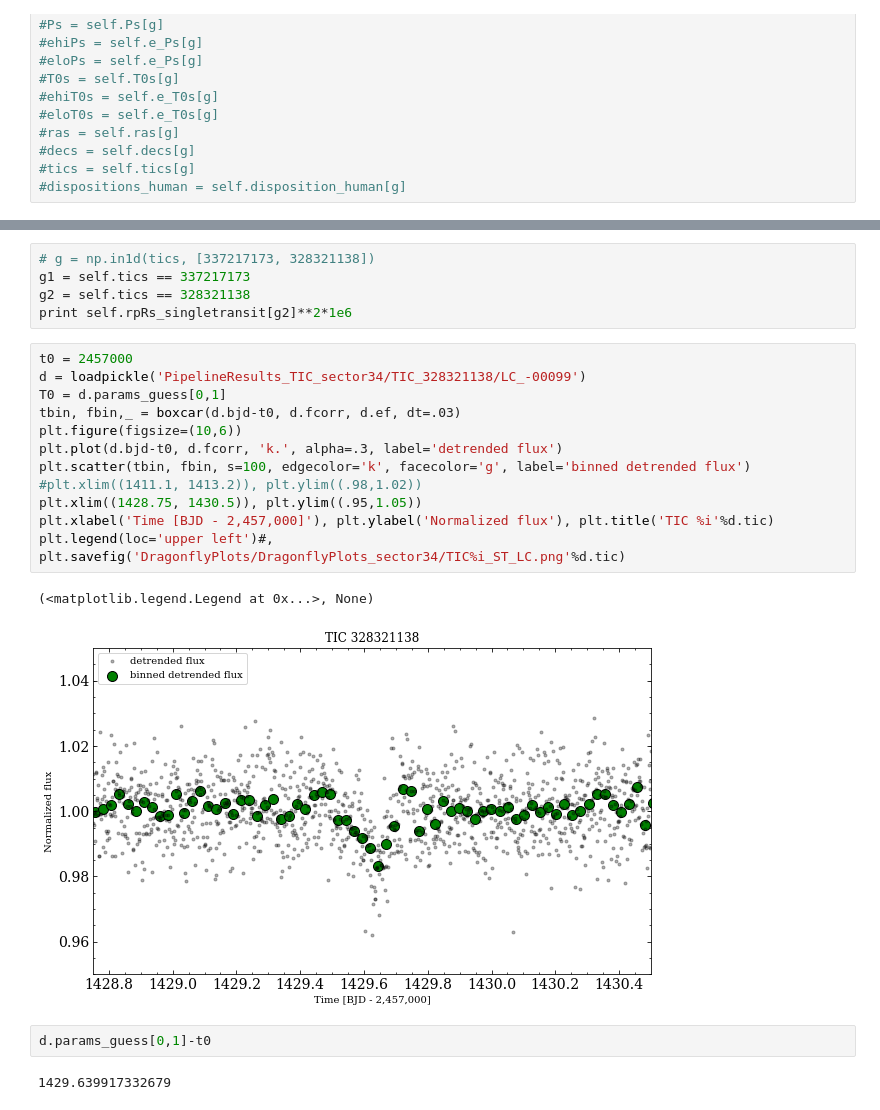
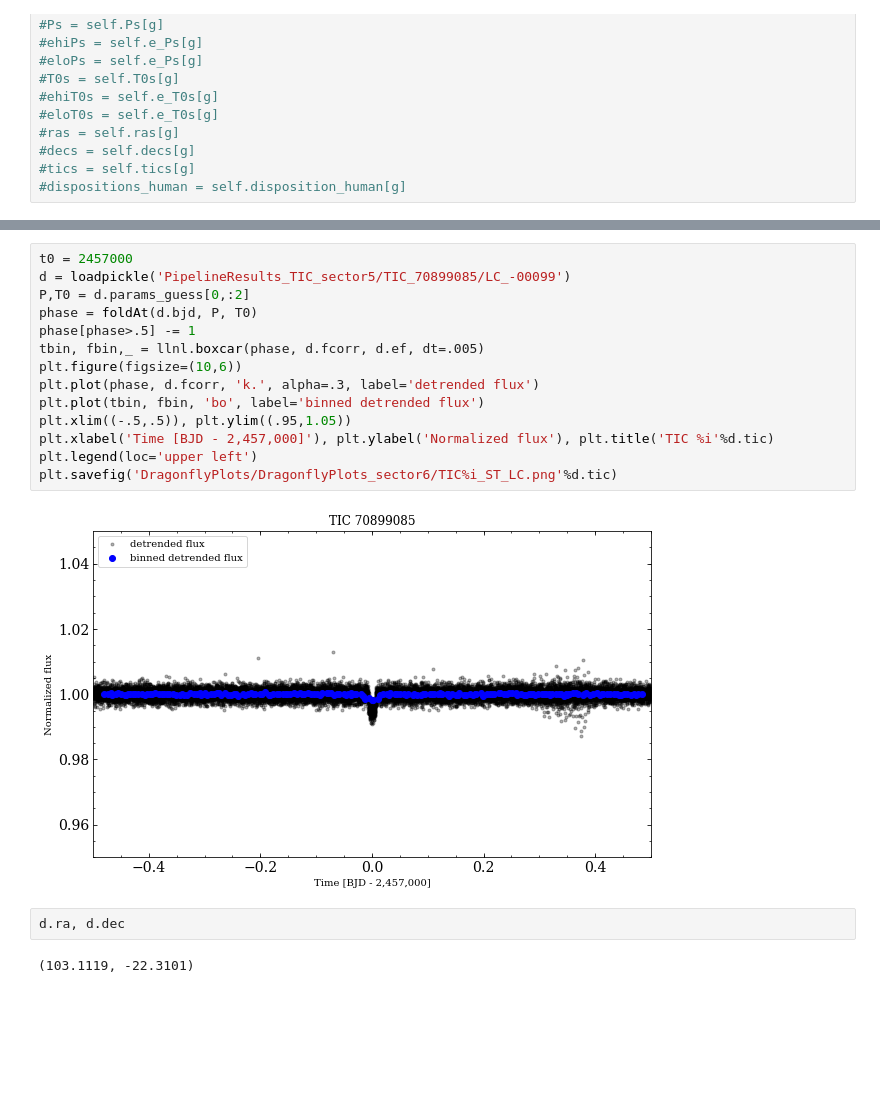
Before and after one commit to r-cloutier/mdwarfparams, a Jupyter notebook: Dragonfly_visibility.ipynb, the cells around one changed output, grey strips where cells are left out. Saved outputs shown, nothing was run; the diff lists cells and outputs as text; blank space fills up the shorter version.

```diff
--- a/Dragonfly_visibility.ipynb
+++ b/Dragonfly_visibility.ipynb
@@ -213,24 +188,20 @@ Most likely transit time = 2458546.10531 JD
-# %%
-# g = np.in1d(tics, [337217173, 328321138])
-g1 = self.tics == 337217173
-g2 = self.tics == 328321138
-print self.rpRs_singletransit[g2]**2*1e6
 # %%
 t0 = 2457000
-d = loadpickle('PipelineResults_TIC_sector34/TIC_328321138/LC_-00099')
-T0 = d.params_guess[0,1]
-tbin, fbin,_ = boxcar(d.bjd-t0, d.fcorr, d.ef, dt=.03)
+d = loadpickle('PipelineResults_TIC_sector5/TIC_70899085/LC_-00099')
+P,T0 = d.params_guess[0,:2]
+phase = foldAt(d.bjd, P, T0)
+phase[phase>.5] -= 1
+tbin, fbin,_ = llnl.boxcar(phase, d.fcorr, d.ef, dt=.005)
 plt.figure(figsize=(10,6))
-plt.plot(d.bjd-t0, d.fcorr, 'k.', alpha=.3, label='detrended flux')
-plt.scatter(tbin, fbin, s=100, edgecolor='k', facecolor='g', label='binned detrended flux')
-#plt.xlim((1411.1, 1413.2)), plt.ylim((.98,1.02))
-plt.xlim((1428.75, 1430.5)), plt.ylim((.95,1.05))
+plt.plot(phase, d.fcorr, 'k.', alpha=.3, label='detrended flux')
+plt.plot(tbin, fbin, 'bo', label='binned detrended flux')
+plt.xlim((-.5,.5)), plt.ylim((.95,1.05))
 plt.xlabel('Time [BJD - 2,457,000]'), plt.ylabel('Normalized flux'), plt.title('TIC %i'%d.tic)
-plt.legend(loc='upper left')#, plt.savefig('DragonflyPlots/DragonflyPlots_sector34/TIC%i_ST_LC.png'%d.tic)
+plt.legend(loc='upper left')
+plt.savefig('DragonflyPlots/DragonflyPlots_sector6/TIC%i_ST_LC.png'%d.tic)
 # %% [output]
-(<matplotlib.legend.Legend at 0x...>, None)
-[figure, old version]
+[figure, new version]
-# %%
-d.params_guess[0,1]-t0
-# %% [output]
-1429.639917332679
+# %%
+d.ra, d.dec
+# %% [output]
+(103.1119, -22.3101)
```
Also changed, not shown: parts of 5 cells of this notebook.
